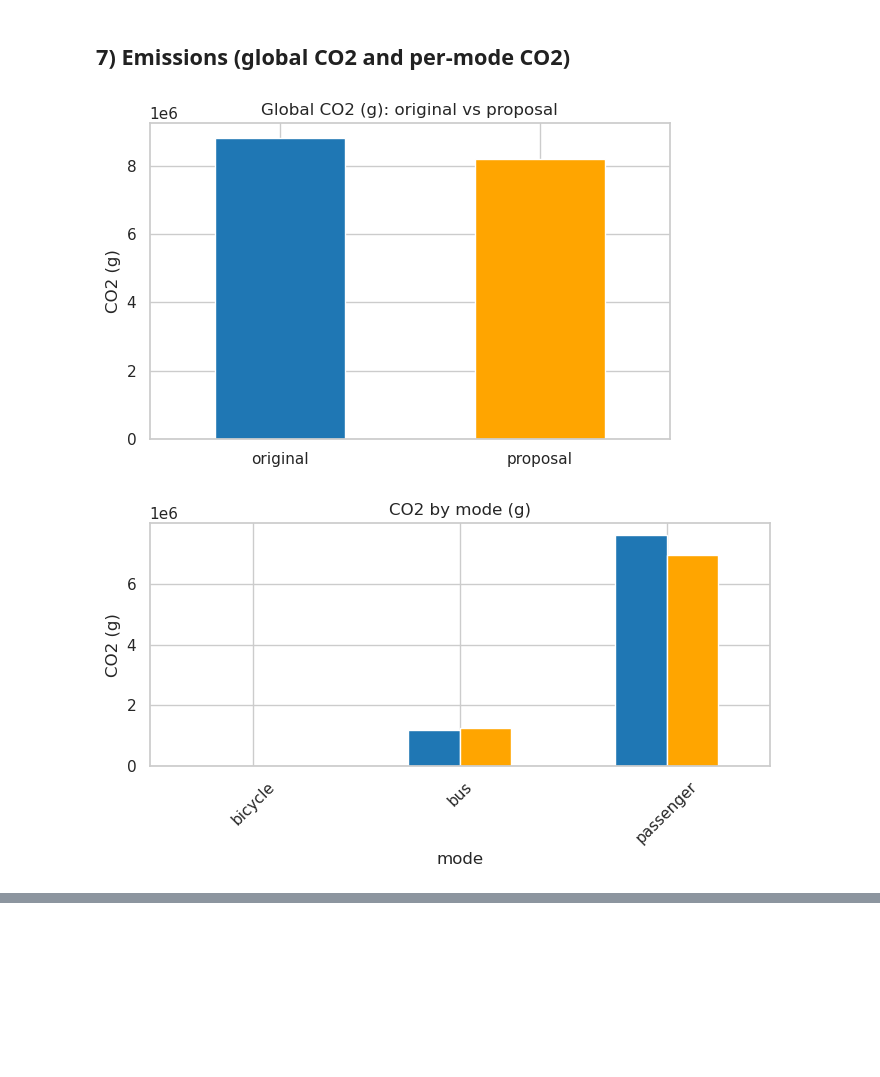
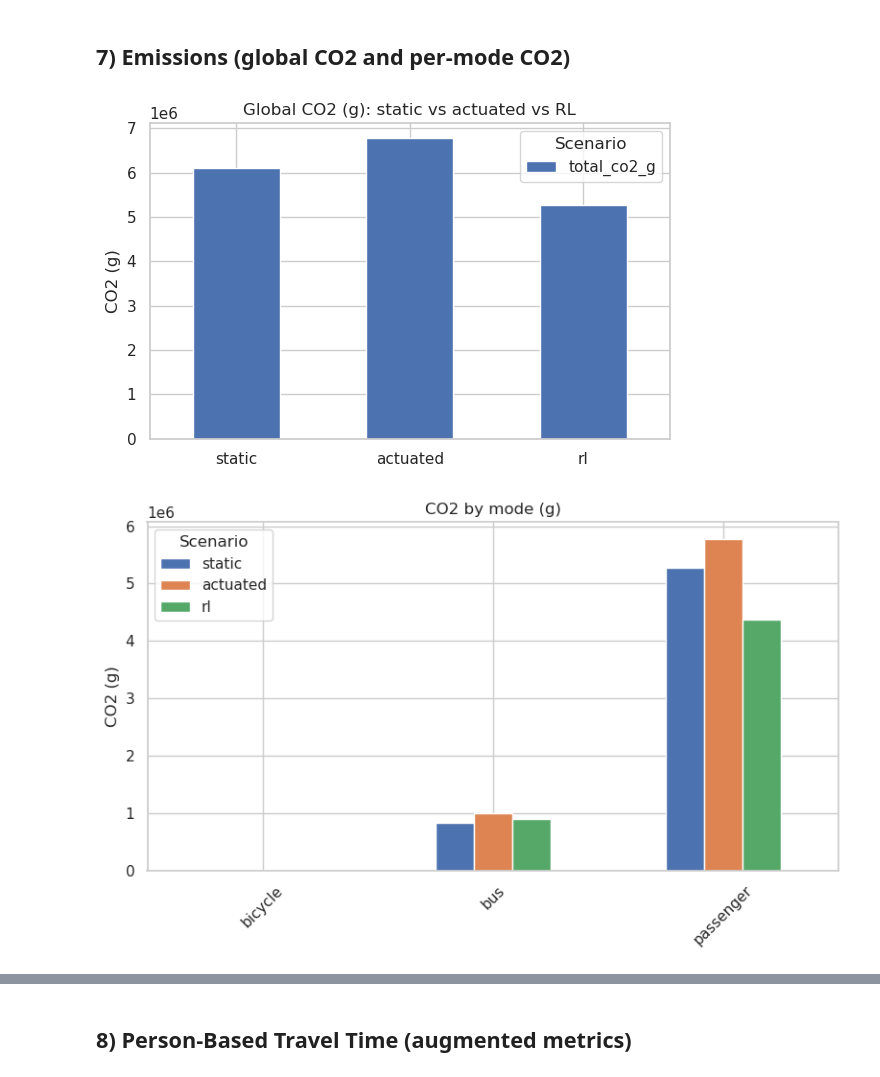
Before and after one commit to sebastian-weiermann/MOCOM-Projet, a Jupyter notebook: simu/kpi_comparison.ipynb, the cells around one changed output, grey strips where cells are left out. Saved outputs shown, nothing was run; the diff lists cells and outputs as text; code cells hidden in the pictures; blank space fills up the shorter version.

```diff
--- a/simu/kpi_comparison.ipynb
+++ b/simu/kpi_comparison.ipynb
@@ -16,17 +14,20 @@ sns.set(style="whitegrid")
 PLOTS_DIR = Path('plots')
 PLOTS_DIR.mkdir(exist_ok=True)
 BASE = Path('.')
-ORIG_PATH = BASE / 'kpis_subsection_original.json'
-PROPOSAL_PATH = BASE / 'kpis_subsection3.json'
+STATIC_PATH = BASE / 'kpis_static.json'
+ACTUATED_PATH = BASE / 'kpis_actuated.json'
+RL_PATH = BASE / 'kpis_subsection.json'
 # %%
 # Load KPI JSON files
-with open(ORIG_PATH, 'r') as f:
-    kpi_orig = json.load(f)
-with open(PROPOSAL_PATH, 'r') as f:
-    kpi_prop = json.load(f)
+with open(STATIC_PATH, 'r') as f:
+    kpi_static = json.load(f)
+with open(ACTUATED_PATH, 'r') as f:
+    kpi_actuated = json.load(f)
+with open(RL_PATH, 'r') as f:
+    kpi_rl = json.load(f)
 
 # Inspect keys (for quick reference)
-list(kpi_orig.keys())
+list(kpi_static.keys())
 # %% [output]
 ['global_travel_time',
  'per_mode_travel_time',
@@ -172,16 +332,18 @@ plot_comparison(modes_stop, 'Stopped fraction by mode', 'stopped fraction', 'per
 ## 7) Emissions (global CO2 and per-mode CO2)
 # %%
 # global CO2
-df_co2 = compare_scalar('emissions/total_co2_g', 'emissions/total_co2_g', 'total_co2_g')
-plot_comparison(df_co2, 'Global CO2 (g): original vs proposal', 'CO2 (g)', 'global_co2.png')
+df_co2 = compare_scalar('emissions/total_co2_g', 'emissions/total_co2_g', 'emissions/total_co2_g', 'total_co2_g')
+plot_comparison(df_co2, 'Global CO2 (g): static vs actuated vs RL', 'CO2 (g)', 'global_co2.png')
 
 # per-mode CO2
-modes_co2 = per_mode_df('emissions', 'co2')
-plot_comparison(modes_co2, 'CO2 by mode (g)', 'CO2 (g)', 'per_mode_co2.png', rotate_xticks=True, figsize=(7,4))
+modes_co2 = per_mode_df('emissions', 'co2', kpi_static, kpi_actuated, kpi_rl)
+if modes_co2 is not None:
+    plot_comparison(modes_co2, 'CO2 by mode (g)', 'CO2 (g)', 'per_mode_co2.png', rotate_xticks=True, figsize=(8,5))
 
-# optionally, per-mode fuel
-modes_fuel = per_mode_df('emissions', 'fuel')
-plot_comparison(modes_fuel, 'Fuel by mode (L)', 'fuel (L)', 'per_mode_fuel.png', rotate_xticks=True, figsize=(7,4))
+# per-mode fuel
+modes_fuel = per_mode_df('emissions', 'fuel', kpi_static, kpi_actuated, kpi_rl)
+if modes_fuel is not None:
+    plot_comparison(modes_fuel, 'Fuel by mode (L)', 'fuel (L)', 'per_mode_fuel.png', rotate_xticks=True, figsize=(8,5))
 # %% [output]
-[figure, old version]
+[figure, new version]
-[figure, old version]
+[figure, new version]
@@ -188,0 +351,2 @@ plot_comparison(modes_fuel, 'Fuel by mode (L)', 'fuel (L)', 'per_mode_fuel.png',
+# %% [markdown]
+## 8) Person-Based Travel Time (augmented metrics)
```
Also changed, not shown: parts of 18 cells of this notebook, 10 other files.
